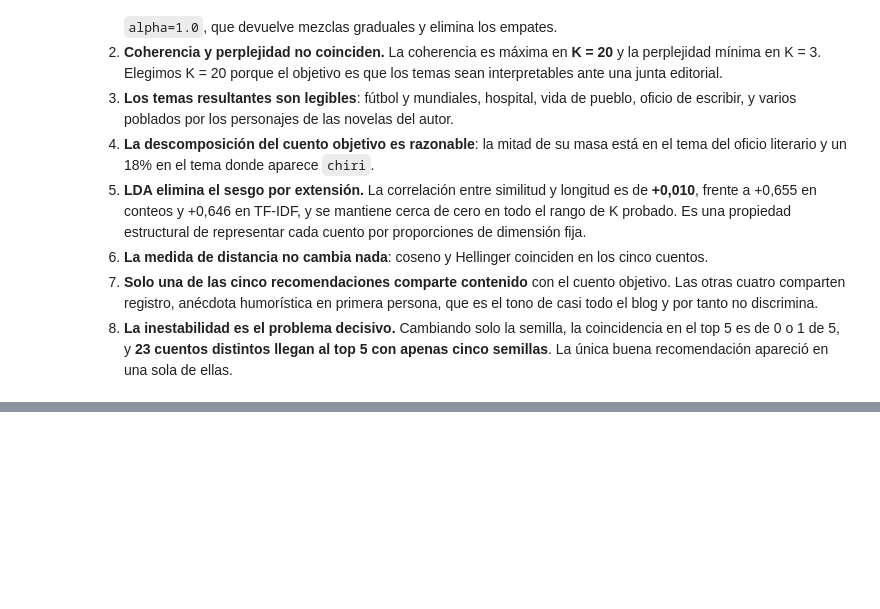
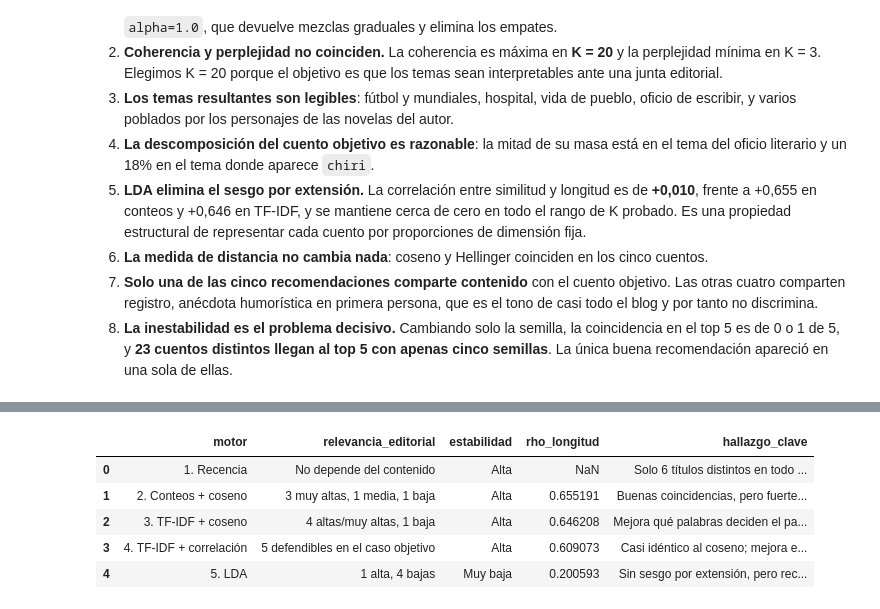
Before and after one commit to JuanRestrepoM/MIAD_202614_Aprendizaje_no_supervisado_G29, a Jupyter notebook: notebooks/S6_recomendacion_texto.ipynb, the cells around one changed output, grey strips where cells are left out. Saved outputs shown, nothing was run; the diff lists cells and outputs as text; code cells hidden in the pictures; blank space fills up the shorter version.

```diff
--- a/notebooks/S6_recomendacion_texto.ipynb
+++ b/notebooks/S6_recomendacion_texto.ipynb
@@ -1701,0 +1855,17 @@ Si Orsai desplegara este motor, la lista que vería un lector dependería de con
+# %%
+# Comparación ejecutiva de los cinco motores
+resumen_motores = pd.DataFrame([
+    ["1. Recencia", "No depende del contenido", "Alta", np.nan, "Solo 6 títulos distintos en todo el catálogo"],
+    ["2. Conteos + coseno", "3 muy altas, 1 media, 1 baja", "Alta", float(rho_count), "Buenas coincidencias, pero fuerte sesgo por extensión"],
+    ["3. TF-IDF + coseno", "4 altas/muy altas, 1 baja", "Alta", float(spearmanr(sim_tfidf[otros], longitud_limpia[otros]).statistic), "Mejora qué palabras deciden el parecido"],
+    ["4. TF-IDF + correlación", "5 defendibles en el caso objetivo", "Alta", float(spearmanr(corr_tfidf[otros], longitud_limpia[otros]).statistic), "Casi idéntico al coseno; mejora el quinto puesto"],
+    ["5. LDA", "1 alta, 4 bajas", "Muy baja", float(spearmanr(sim_lda[otros], longitud_limpia[otros]).statistic), "Sin sesgo por extensión, pero recomendaciones inestables"],
+], columns=["motor","relevancia_editorial","estabilidad","rho_longitud","hallazgo_clave"])
+resumen_motores
+# %% [output]
+|  | motor | relevancia_editorial | estabilidad | rho_longitud | hallazgo_clave |
+| 0 | 1. Recencia | No depende del contenido | Alta | NaN | Solo 6 títulos distintos en todo ... |
+| 1 | 2. Conteos + coseno | 3 muy altas, 1 media, 1 baja | Alta | 0.655191 | Buenas coincidencias, pero fuerte... |
+| 2 | 3. TF-IDF + coseno | 4 altas/muy altas, 1 baja | Alta | 0.646208 | Mejora qué palabras deciden el pa... |
+| 3 | 4. TF-IDF + correlación | 5 defendibles en el caso objetivo | Alta | 0.609073 | Casi idéntico al coseno; mejora e... |
+| 4 | 5. LDA | 1 alta, 4 bajas | Muy baja | 0.200593 | Sin sesgo por extensión, pero rec... |
```
Also changed, not shown: parts of 31 cells of this notebook.
